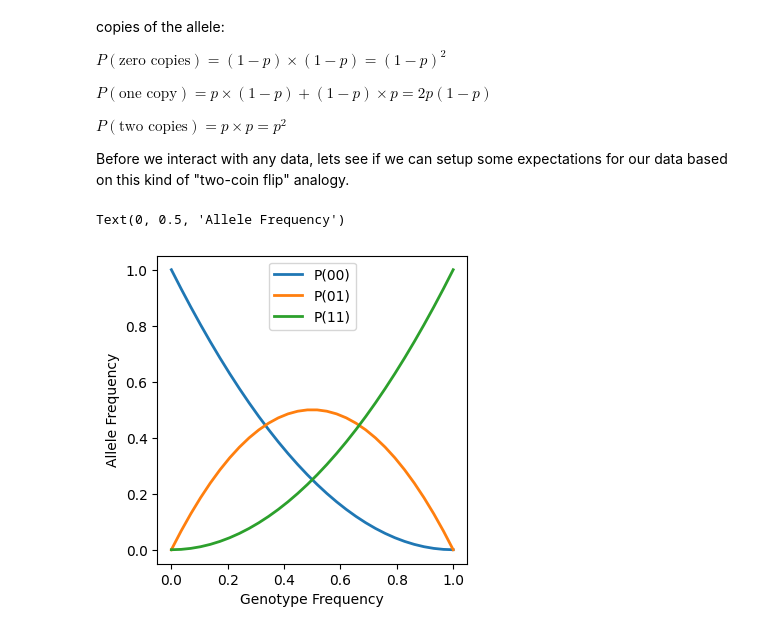
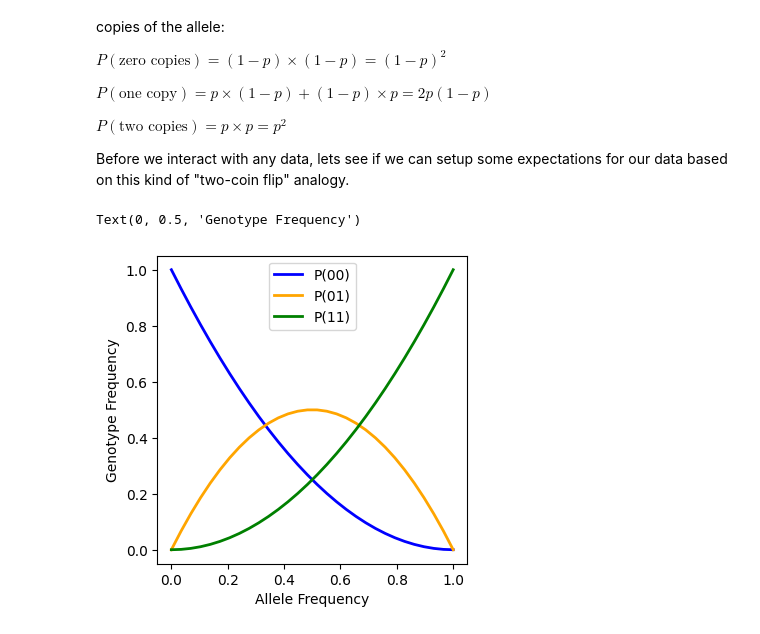
Before and after one commit to aabiddanda/comp_bio_demo_2024, a Jupyter notebook: compbio_demo.ipynb, the cells around one changed output. Drawn from its saved outputs; the diff is of its cells as text; code cells hidden in the pictures.

```diff
--- a/compbio_demo.ipynb
+++ b/compbio_demo.ipynb
@@ -32,15 +32,15 @@ def hardy_weinberg(p):
 # %%
 fig, ax = plt.subplots(1,1,figsize=(4,4))
 
 # Setup a linear space of allele frequencies
 ps = np.linspace(0.0, 1.0, 30)
 geno_exp = np.array([hardy_weinberg(p) for p in ps])
-ax.plot(ps, geno_exp[:,0], lw=2, label='P(00)')
-ax.plot(ps, geno_exp[:,1], lw=2, label='P(01)')
-ax.plot(ps, geno_exp[:,2], lw=2, label='P(11)')
+ax.plot(ps, geno_exp[:,0], lw=2, label='P(00)', color='blue')
+ax.plot(ps, geno_exp[:,1], lw=2, label='P(01)', color='orange')
+ax.plot(ps, geno_exp[:,2], lw=2, label='P(11)', color='green')
 ax.legend()
-ax.set_xlabel('Genotype Frequency')
-ax.set_ylabel('Allele Frequency')
+ax.set_xlabel('Allele Frequency')
+ax.set_ylabel('Genotype Frequency')
 # %% [output]
-Text(0, 0.5, 'Allele Frequency')
+Text(0, 0.5, 'Genotype Frequency')
-[figure, old version]
+[figure, new version]
```
Also changed, not shown: parts of 9 cells of this notebook, 3 other files.
